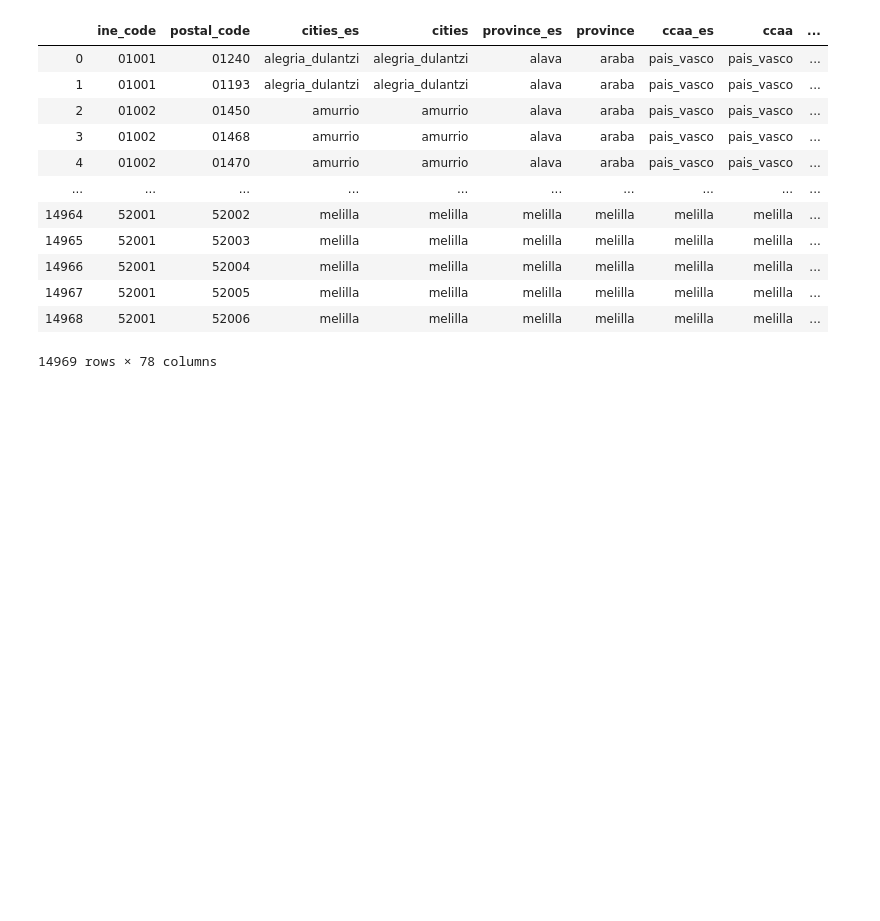
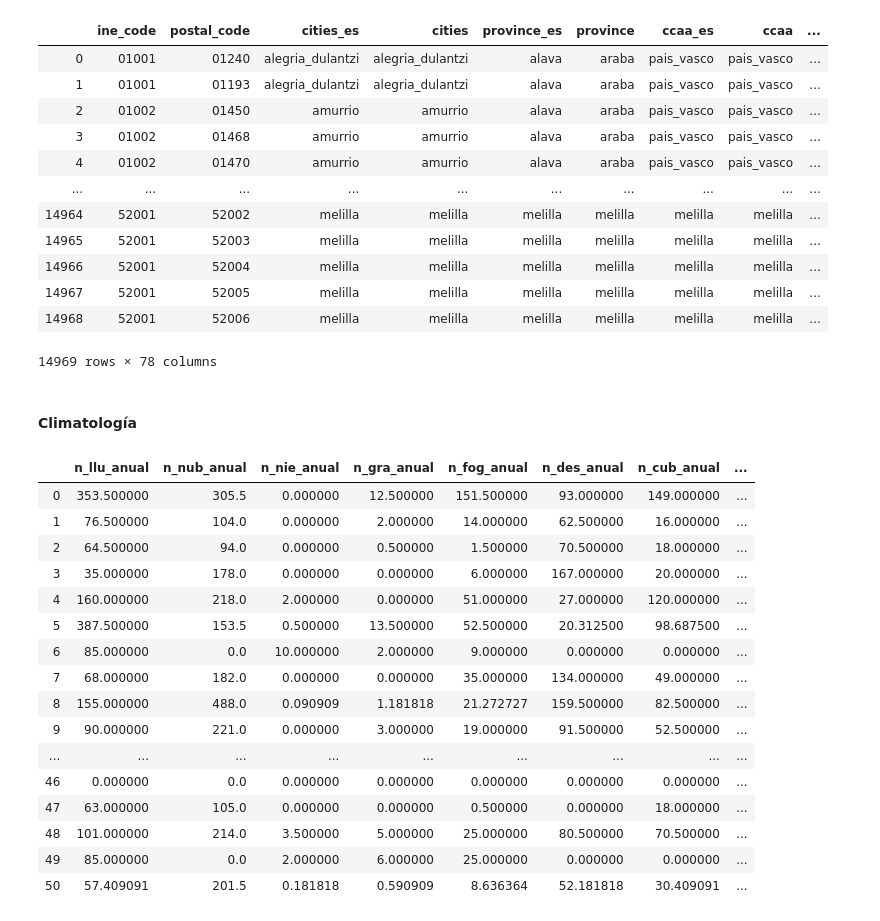
Before and after one commit to patcalsi/Exodus_urbano, a Jupyter notebook: data/mar/Mar_unir_ficheros.ipynb, the cells around one changed output. Cells and saved outputs as stored; diff of their text form; code cells hidden in the pictures; blank space fills up the shorter version.

```diff
--- a/data/mar/Mar_unir_ficheros.ipynb
+++ b/data/mar/Mar_unir_ficheros.ipynb
@@ -193,3 +225,27 @@ parametros_mar
 14969 rows × 78 columns
 # %%
 parametros_mar.drop(['provincia','población'], axis=1,  inplace=True)
+# %% [markdown]
+#### Climatología
+# %%
+climatologia=pd.read_csv("climatologia_limpio.csv",index_col=0,dtype={'columns': object})
+# %%
+climatologia
+# %% [output]
+|  | n_llu_anual | n_nub_anual | n_nie_anual | n_gra_anual | n_fog_anual | n_des_anual | n_cub_anual | ... |
+| 0 | 353.500000 | 305.5 | 0.000000 | 12.500000 | 151.500000 | 93.000000 | 149.000000 | ... |
+| 1 | 76.500000 | 104.0 | 0.000000 | 2.000000 | 14.000000 | 62.500000 | 16.000000 | ... |
+| 2 | 64.500000 | 94.0 | 0.000000 | 0.500000 | 1.500000 | 70.500000 | 18.000000 | ... |
+| 3 | 35.000000 | 178.0 | 0.000000 | 0.000000 | 6.000000 | 167.000000 | 20.000000 | ... |
+| 4 | 160.000000 | 218.0 | 2.000000 | 0.000000 | 51.000000 | 27.000000 | 120.000000 | ... |
+| 5 | 387.500000 | 153.5 | 0.500000 | 13.500000 | 52.500000 | 20.312500 | 98.687500 | ... |
+| 6 | 85.000000 | 0.0 | 10.000000 | 2.000000 | 9.000000 | 0.000000 | 0.000000 | ... |
+| 7 | 68.000000 | 182.0 | 0.000000 | 0.000000 | 35.000000 | 134.000000 | 49.000000 | ... |
+| 8 | 155.000000 | 488.0 | 0.090909 | 1.181818 | 21.272727 | 159.500000 | 82.500000 | ... |
+| 9 | 90.000000 | 221.0 | 0.000000 | 3.000000 | 19.000000 | 91.500000 | 52.500000 | ... |
+| ... | ... | ... | ... | ... | ... | ... | ... | ... |
+| 46 | 0.000000 | 0.0 | 0.000000 | 0.000000 | 0.000000 | 0.000000 | 0.000000 | ... |
+| 47 | 63.000000 | 105.0 | 0.000000 | 0.000000 | 0.500000 | 0.000000 | 18.000000 | ... |
+| 48 | 101.000000 | 214.0 | 3.500000 | 5.000000 | 25.000000 | 80.500000 | 70.500000 | ... |
+| 49 | 85.000000 | 0.0 | 2.000000 | 6.000000 | 25.000000 | 0.000000 | 0.000000 | ... |
+| 50 | 57.409091 | 201.5 | 0.181818 | 0.590909 | 8.636364 | 52.181818 | 30.409091 | ... |
```
Also changed, not shown: parts of 16 cells of this notebook, 2 other files.
